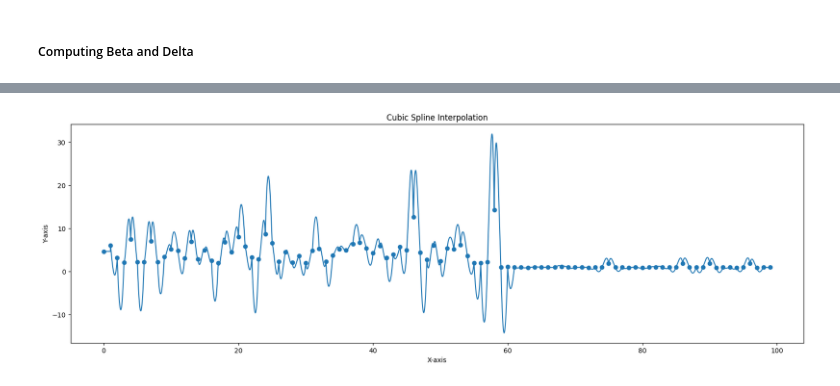
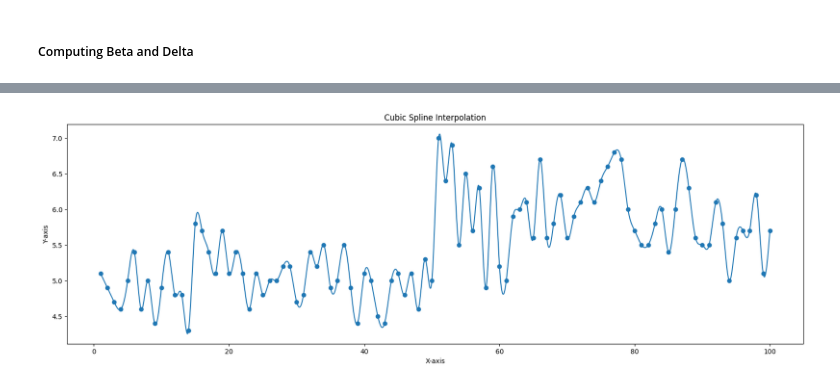
Before and after one commit to Rehannriaz/NumericalAnalysis-Splines, a Jupyter notebook: file.ipynb, the cells around one changed output, grey strips where cells are left out. Drawn from its saved outputs; the diff is of its cells as text; code cells hidden in the pictures.

```diff
--- a/file.ipynb
+++ b/file.ipynb
@@ -110,15 +114,11 @@ aArr = np.zeros((noOfSplines+1,noOfSplines+1))
 # print(aArr)
 
 
-for j in range (1,noOfSplines+1):
-    for i in range (2,noOfSplines):
-        if i==j:
-            aArr[i][j] = 2*(hArr[i-1]+hArr[i])
-        elif i==j+1:
-            aArr[i][j] = hArr[i-1]
-        elif i==j-1:
-            aArr[i][j] = hArr[i]
+for i in range (1,noOfSplines):
+    aArr[i][i-1]=hArr[i-1]
+    aArr[i][i+1]=hArr[i]
+    aArr[i][i]=2*(hArr[i-1]+hArr[i])
 
 aArr[0][0] = 1
 aArr[-1][-1] = 1
-# print(aArr)
+print(aArr)
@@ -127,7 +135,8 @@ aArr[-1][-1] = 1
 # %%
 # gammaArr = np.zeros((noOfSplines+1,noOfSplines+1))
 
-gammaArr = np.matmul(aArr,bArr)
+# gammaArr = np.matmul(aArr,bArr)
+gammaArr = np.matmul(np.linalg.inv(aArr),bArr)
 
 
 # print(gammaArr)
@@ -137,6 +146,19 @@ gammaArr = np.matmul(aArr,bArr)
 betaArr = np.zeros(noOfSplines)
 deltaArr = np.zeros(noOfSplines)
 
-for i in range (1,noOfSplines):
+for i in range (0,noOfSplines):
     betaArr[i]=(1/hArr[i])*(alphaArr[i+1]-alphaArr[i])-(hArr[i]/3)*(2*gammaArr[i]+gammaArr[i+1])
     deltaArr[i]=(gammaArr[i+1]-gammaArr[i])/(3*hArr[i])
+# %%
+plt.clf()
+plt.figure(figsize=(20,6))
+
+for i in range(0, noOfSplines):
+    x = np.arange(xArr[i], xArr[i+1] + 0.00005, 0.00005)
+    spline_i = alphaArr[i] + betaArr[i]*(x-xArr[i]) + gammaArr[i]*(x-xArr[i])**2 + deltaArr[i]*(x-xArr[i])**3
+    plt.plot(x, spline_i)
+
+plt.xlabel('X-axis')
+plt.ylabel('Y-axis')
+plt.title('Cubic Spline Interpolation')
+plt.show()
@@ -143,20 +168,20 @@ for i in range (1,noOfSplines):
 # %%
 xVALS = []
 yVALS = []
 
 plt.figure(figsize=(20, 6))
-for i in range(noOfSplines):
-    x = np.arange(xArr[i], xArr[i+1] + 0.0001, 0.0001)
+for i in range(0,noOfSplines):
+    x = np.arange(xArr[i], xArr[i+1] + 0.00005, 0.00005)
     spline_i = alphaArr[i] + betaArr[i]*(x-xArr[i]) + gammaArr[i]*(x-xArr[i])**2 + deltaArr[i]*(x-xArr[i])**3
     xVALS.extend(x)
     yVALS.extend(spline_i)
 plt.scatter(xArr, yArr, label='Data Points')
 
 plt.plot(xVALS, yVALS)
 
 plt.xlabel('X-axis')
 plt.ylabel('Y-axis')
 plt.title('Cubic Spline Interpolation')
 plt.show()
 # %% [output]
-[figure, old version]
+[figure, new version]
```
Also changed, not shown: parts of 7 cells of this notebook, 1 other file.
